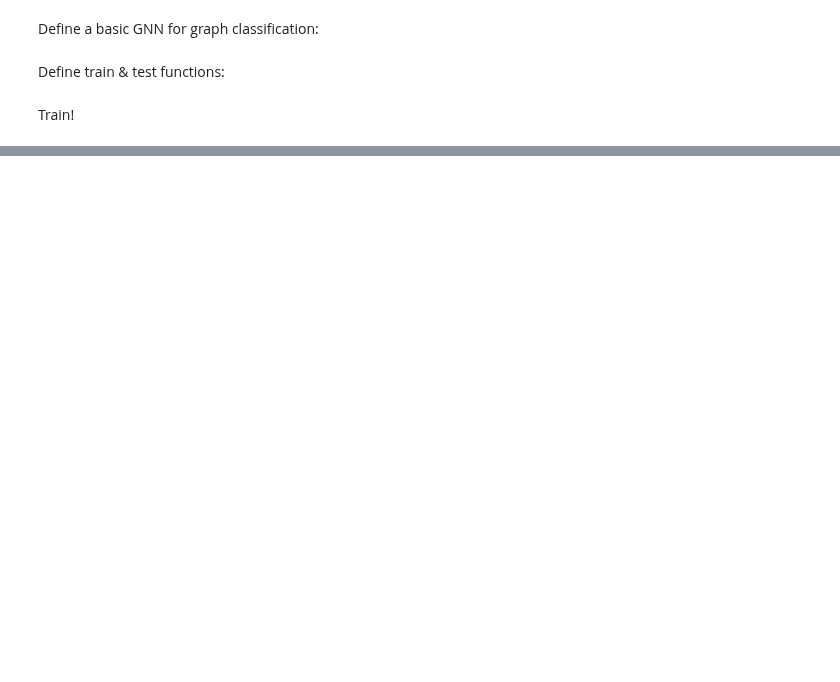
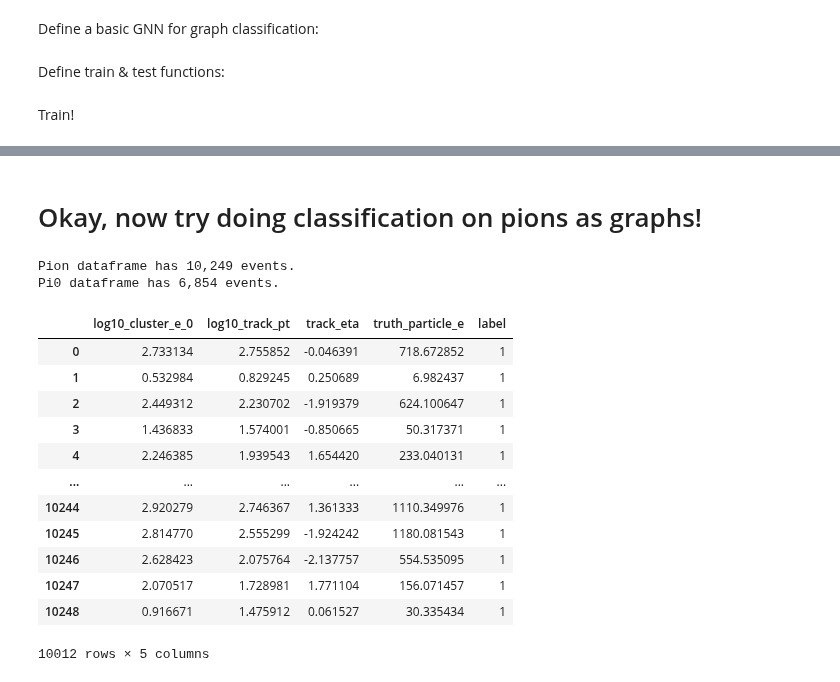
Before and after one commit to atlas-calo-ml/gn4pions_eastbay, a Jupyter notebook: mariel_gnn.ipynb, the cells around one changed output, grey strips where cells are left out. Saved outputs shown, nothing was run; the diff lists cells and outputs as text; code cells hidden in the pictures; blank space fills up the shorter version.

```diff
--- a/mariel_gnn.ipynb
+++ b/mariel_gnn.ipynb
@@ -311,0 +306,15 @@ Total accuracy = 43.33%
+# %% [markdown]
+# Okay, now try doing classification on pions as graphs!
+# %%
+### Load data (multiple files)
+pion_files = glob.glob("../data/onetrack_multicluster/pion_files/*.npy")
+pi0_files = glob.glob("../data/onetrack_multicluster/pi0_files/*.npy") # obviously very few of these pass the STMC cuts
+
+df_pion = pd.concat([pd.DataFrame(np.load(file, allow_pickle=True).item()) for file in tqdm(pion_files[:1])])
+df_pi0 = pd.concat([pd.DataFrame(np.load(file, allow_pickle=True).item()) for file in tqdm(pi0_files)])
+
+print("Pion dataframe has {:,} events.".format(df_pion.shape[0]))
+print("Pi0 dataframe has {:,} events.".format(df_pi0.shape[0]))
+# %% [output]
+Pion dataframe has 10,249 events.
+Pi0 dataframe has 6,854 events.
@@ -311,0 +381,17 @@ Total accuracy = 43.33%
+# %%
+df_pion = clean_dataframe(df_pion, is_charged = True, max_n_cols=24)
+df_pion
+# %% [output]
+|  | log10_cluster_e_0 | log10_track_pt | track_eta | truth_particle_e | label |
+| 0 | 2.733134 | 2.755852 | -0.046391 | 718.672852 | 1 |
+| 1 | 0.532984 | 0.829245 | 0.250689 | 6.982437 | 1 |
+| 2 | 2.449312 | 2.230702 | -1.919379 | 624.100647 | 1 |
+| 3 | 1.436833 | 1.574001 | -0.850665 | 50.317371 | 1 |
+| 4 | 2.246385 | 1.939543 | 1.654420 | 233.040131 | 1 |
+| ... | ... | ... | ... | ... | ... |
+| 10244 | 2.920279 | 2.746367 | 1.361333 | 1110.349976 | 1 |
+| 10245 | 2.814770 | 2.555299 | -1.924242 | 1180.081543 | 1 |
+| 10246 | 2.628423 | 2.075764 | -2.137757 | 554.535095 | 1 |
+| 10247 | 2.070517 | 1.728981 | 1.771104 | 156.071457 | 1 |
+| 10248 | 0.916671 | 1.475912 | 0.061527 | 30.335434 | 1 |
+10012 rows × 5 columns
```
Also changed, not shown: parts of 9 cells of this notebook.
